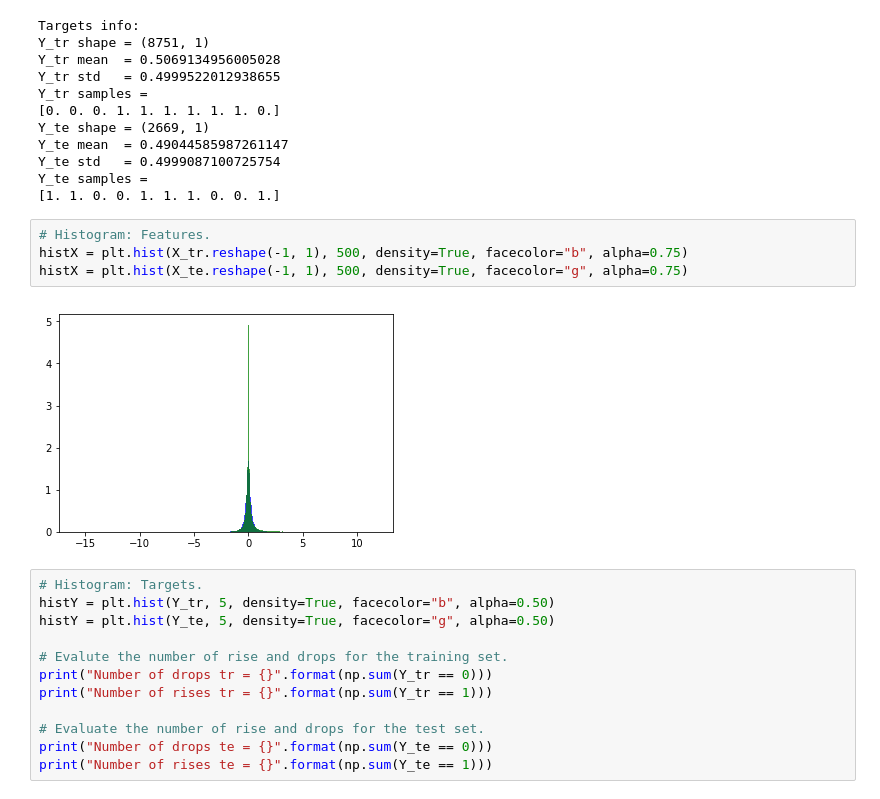
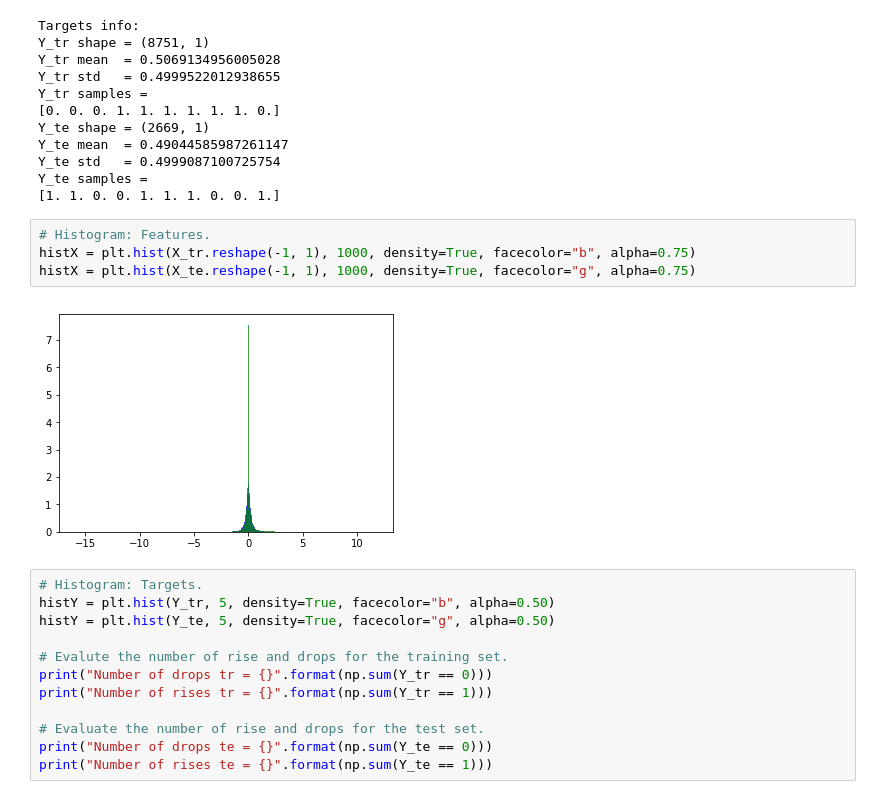
Before and after one commit to LUOFENGZHOU/njord, a Jupyter notebook: notebook/data.ipynb, the cells around one changed output. Saved outputs shown, nothing was run; the diff lists cells and outputs as text.

```diff
--- a/notebook/data.ipynb
+++ b/notebook/data.ipynb
@@ -129,10 +129,10 @@ Y_te samples =
 [1. 1. 0. 0. 1. 1. 1. 0. 0. 1.]
 # %%
 # Histogram: Features.
-histX = plt.hist(X_tr.reshape(-1, 1), 500, density=True, facecolor="b", alpha=0.75)
-histX = plt.hist(X_te.reshape(-1, 1), 500, density=True, facecolor="g", alpha=0.75)
+histX = plt.hist(X_tr.reshape(-1, 1), 1000, density=True, facecolor="b", alpha=0.75)
+histX = plt.hist(X_te.reshape(-1, 1), 1000, density=True, facecolor="g", alpha=0.75)
 # %% [output]
-[figure, old version]
+[figure, new version]
 # %%
 # Histogram: Targets.
 histY = plt.hist(Y_tr, 5, density=True, facecolor="b", alpha=0.50)
```
Also changed, not shown: parts of 9 cells of this notebook, 1 other file.
